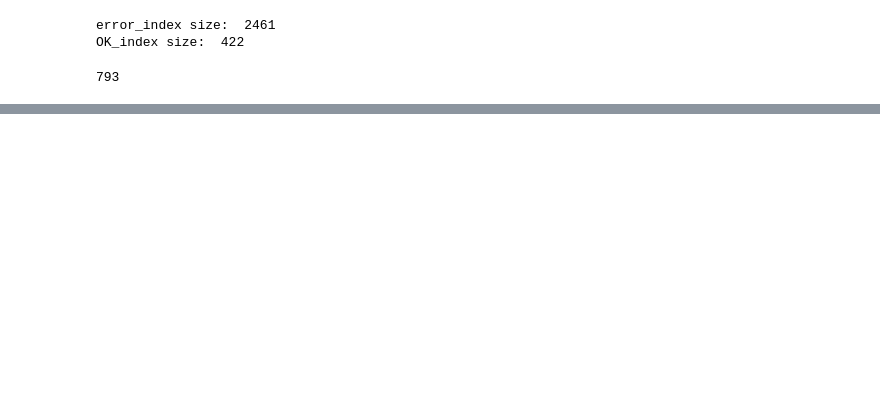
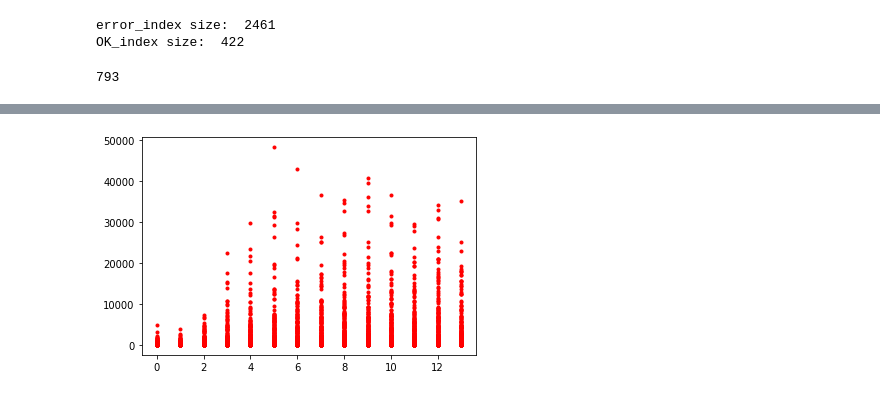
Before and after one commit to xiashiwendao/SalesAnalysis, a Jupyter notebook: MonthDataHandle.ipynb, the cells around one changed output, grey strips where cells are left out. Cells and saved outputs as stored; diff of their text form; code cells hidden in the pictures; blank space fills up the shorter version.

```diff
--- a/MonthDataHandle.ipynb
+++ b/MonthDataHandle.ipynb
@@ -181,0 +266,3 @@ groupall.loc[[1,2]]
+# %%
+# 将过滤的数据放入csv文件中
+groupall_filtered.insert(0, "id", range(1, len(groupall_filtered)+1))
@@ -181,0 +275,89 @@ groupall.loc[[1,2]]
+# %%
+
+#groupall_filtered = groupall.drop(groupall.index[error_index], inplace=False)
+group_count = np.shape(groupall_filtered)[0]
+#group_count = 100 # 用于测试，指定个数
+test_count = 1
+x_month_range = range(14)
+x = np.zeros((group_count, len(x_month_range)))
+for i in range(group_count):
+    x[i] = list(x_month_range)
+print("x: \n", x)
+total_score = 0
+#y_salesForManth = groupall_diff.values
+y_salesForManth = groupall_filtered.values
+print("shape(y_salesForManth): ", np.shape(y_salesForManth))
+i = 0
+count = 0
+ok_count = 0
+ok_index = []
+error_index = []
+acc_caculated_count = 0
+invalid_count = 0
+lst_predict = []
+lst_test = []
+while(count < group_count):
+    y_salesForManth_scaled = y_salesForManth[i]
+    #y_salesForManth_scaled = scaler.fit_transform(np.array(y_salesForManth_raw).reshape(-1,1))
+    y_train = y_salesForManth_scaled[0:(-1 * test_count)]
+    y_test = y_salesForManth_scaled[(-1 * test_count):].flatten()
+    #print("y_test: ", y_test)
+    if(y_test == 0):
+        #print("数据全0，跳过：", i)
+        i += 1
+        count +=1
+        error_index.append(i)
+        continue
+    #print("发现一个有值的: ", y_test)
+    #plt.plot(x_month_range, y_train, "b.")
+    x2 = np.array(x_month_range).reshape(-1,1)
+    y2 = np.array(y_train).reshape(-1,1)
+    plt.plot(x2, y2, "r.")
+    #sgd_reg2 = SGDRegressor(random_state=42)
+    sgd_reg2 = LinearRegression()
+    sgd_reg2.fit(x2, y2.ravel())
+
+    y_predict_fit = sgd_reg2.predict(x2)
+    #plt.plot(x2, y_predict_fit, "y-")
+
+    y_predict_future = sgd_reg2.predict([[14]])
+
+    acc = 1- np.abs((y_predict_future - y_test)/y_test)
+    #print("acc: ", acc)
+    if(acc == np.inf or acc == -np.inf or math.isnan(acc)):
+#         print("acc value is invallid: ", acc)
+        pass
+    else:
+        total_score += acc
+        acc_caculated_count+=1
+    lst_predict.append(y_predict_future)
+    lst_test.append(y_test)
+    #print("y_predict_future: \n", y_predict_future, "y_test: \n", y_test)
+
+    #print("shape(y_predict_future): ", y_predict_future)
+#     print("acc: ", acc)
+#     print("y_predict_future_inverse: ", y_predict_future_inverse)
+#     print("y_test: ", y_salesForManth_raw[(-1 * test_count):])
+#     print("-------------------------------------------------------")
+
+    # 成功失败索引装进各自的list中
+    if(len(acc[acc>0.6]) == 1):
+        ok_count += 1
+        ok_index.append(i)
+    else:
+        error_index.append(i)
+    i+=1
+    count +=1
+
+        #print("01 ~ 03: \n", scaler.inverse_transform(y_salesForManth[i, :]))
+        #print("y_test: \n", scaler.inverse_transform(y_test))
+        #print("predict value: \n", scaler.inverse_transform(y_predict_future))
+    #print("accuraty rate: ", acc)
+    #print("total_score", total_score)
+
+avg_score = total_score/acc_caculated_count
+print("avg_score: ", avg_score)
+print("ok count: ", ok_count)
+print("数据总数: ", i)
+print("MSE: ", mean_squared_error(lst_predict, lst_test))
+# %% [output]
@@ -181,0 +377 @@ groupall.loc[[1,2]]
+[figure, added]
```
Also changed, not shown: parts of 11 cells of this notebook, 1 other file.
